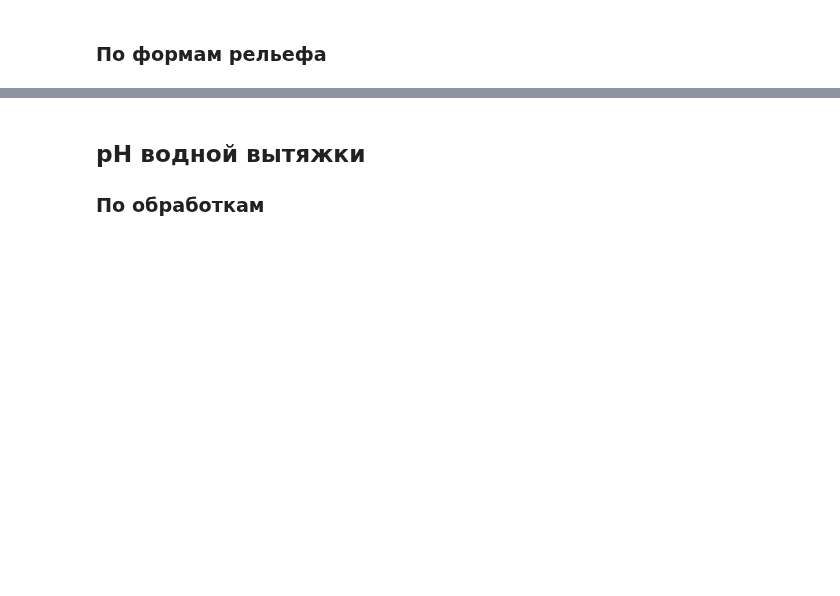
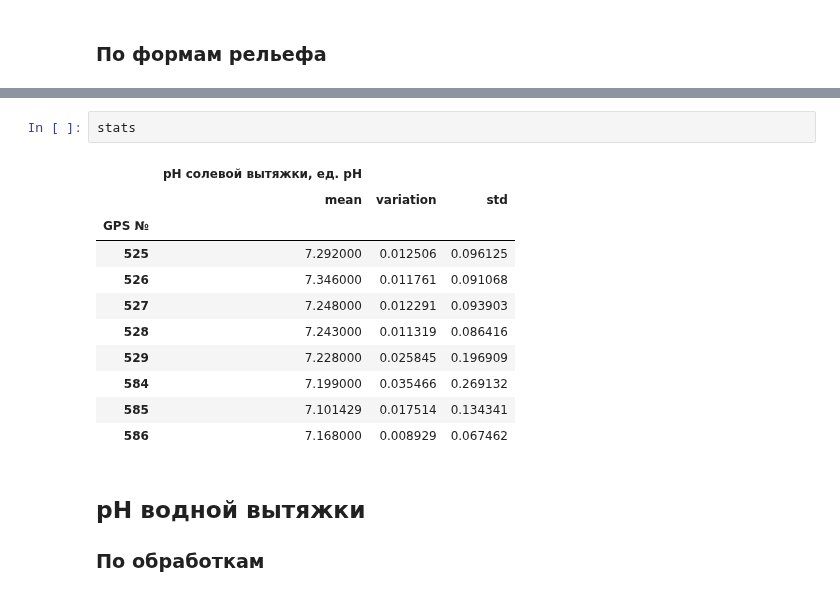
Before and after one commit to hukitoc94/total_archangelskiy, a Jupyter notebook: field_data/agrochemestry.ipynb, the cells around one changed output, grey strips where cells are left out. Drawn from its saved outputs; the diff is of its cells as text; blank space fills up the shorter version.

```diff
--- a/field_data/agrochemestry.ipynb
+++ b/field_data/agrochemestry.ipynb
@@ -49,3 +69,17 @@ fig.savefig('рисунки/агрохимия/pH_сол_рельеф.jpg')
+# %%
+stats
+# %% [output]
+|  | рН солевой вытяжки, ед. рН |  |  |
+|  | mean | variation | std |
+| GPS № |  |  |  |
+| 525 | 7.292000 | 0.012506 | 0.096125 |
+| 526 | 7.346000 | 0.011761 | 0.091068 |
+| 527 | 7.248000 | 0.012291 | 0.093903 |
+| 528 | 7.243000 | 0.011319 | 0.086416 |
+| 529 | 7.228000 | 0.025845 | 0.196909 |
+| 584 | 7.199000 | 0.035466 | 0.269132 |
+| 585 | 7.101429 | 0.017514 | 0.134341 |
+| 586 | 7.168000 | 0.008929 | 0.067462 |
 # %% [markdown]
 ## pH водной вытяжки
 ### По обработкам
```
Also changed, not shown: parts of 24 cells of this notebook, 14 other files.
